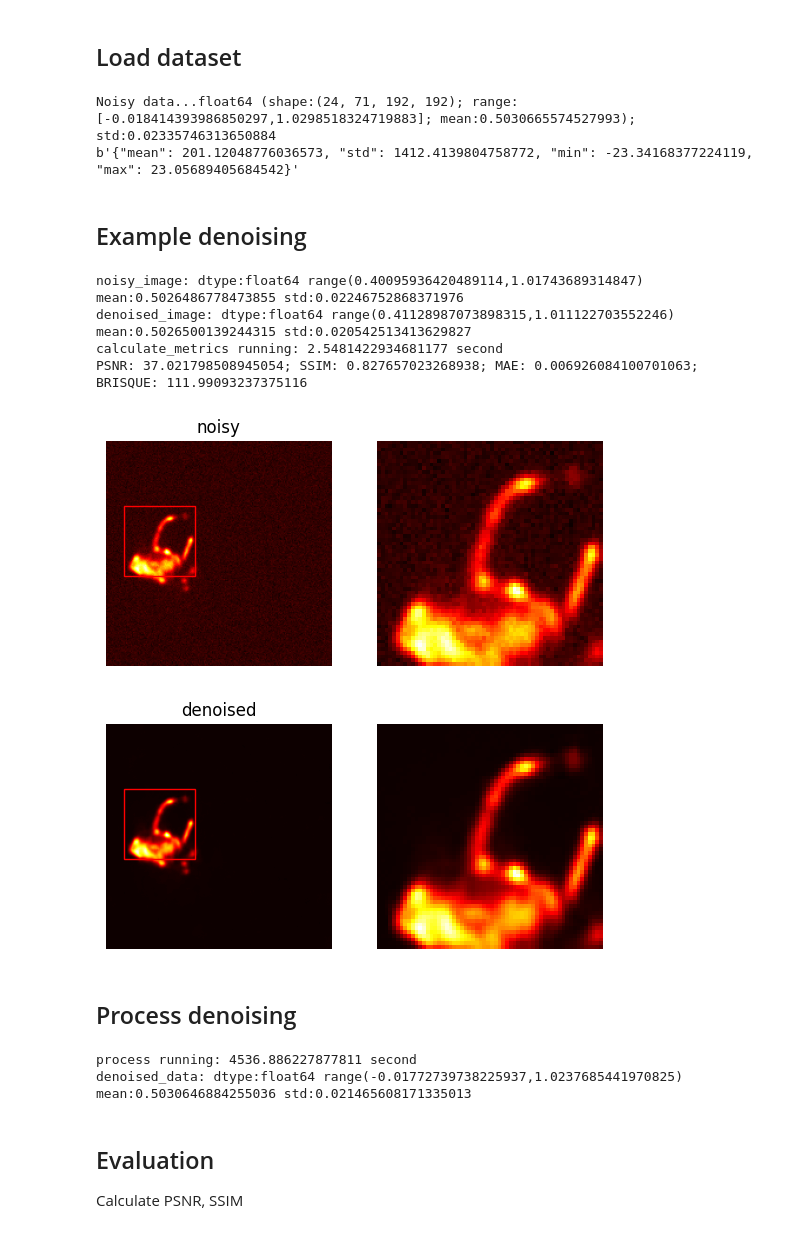
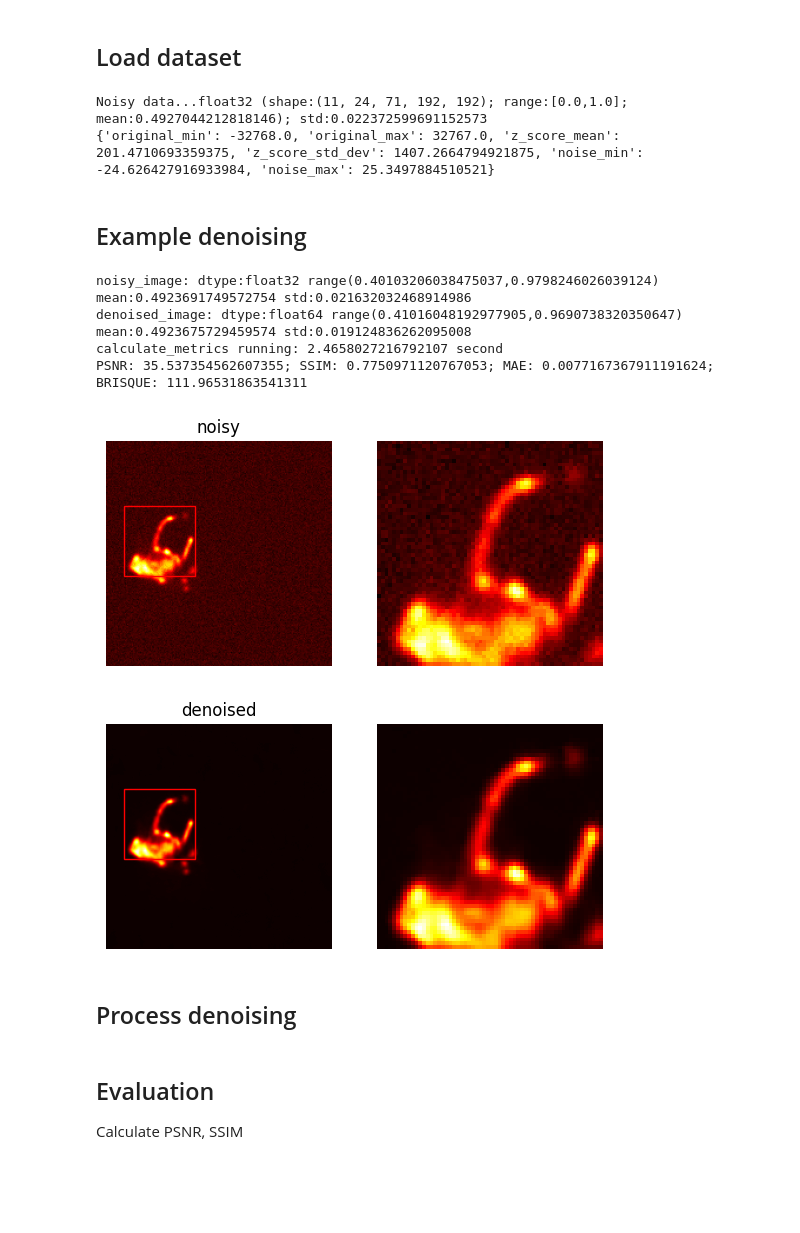
Before and after one commit to yoko19191/cardiac-dynamic-pet-denoising, a Jupyter notebook: 1_bm4d-gauss.ipynb, the cells around one changed output. Saved outputs shown, nothing was run; the diff lists cells and outputs as text; code cells hidden in the pictures; blank space fills up the shorter version.

```diff
--- a/1_bm4d-gauss.ipynb
+++ b/1_bm4d-gauss.ipynb
@@ -18,55 +19,54 @@ from tqdm.notebook import tqdm
 ## Load dataset
 # %%
 # load noisy data
-with h5py.File('./dataset/preprocessed/PT_20p 150_120 OSEM_gauss_0.009.h5', 'r') as f:
+with h5py.File('./dataset/preprocessed/PT_20p 150_120 OSEM_gaussian_0.50_batch.h5', 'r') as f:
     noisy_data = f['dataset'][...]
-    restore_info = f['restore_info'][...]
+    restore_info = json.loads(f['restore_info'][()])
 
 print(f"Noisy data...{noisy_data.dtype} (shape:{noisy_data.shape}; range:[{np.min(noisy_data)},{np.max(noisy_data)}]; mean:{np.mean(noisy_data)}); std:{np.std(noisy_data)}")
 
 print(restore_info)
-
-# set noise level
-noise_level = 0.009
 # %% [output]
-Noisy data...float64 (shape:(24, 71, 192, 192); range:[-0.018414393986850297,1.0298518324719883]; mean:0.5030665574527993); std:0.02335746313650884
-b'{"mean": 201.12048776036573, "std": 1412.4139804758772, "min": -23.34168377224119, "max": 23.05689405684542}'
+Noisy data...float32 (shape:(11, 24, 71, 192, 192); range:[0.0,1.0]; mean:0.4927044212818146); std:0.022372599691152573
+{'original_min': -32768.0, 'original_max': 32767.0, 'z_score_mean': 201.4710693359375, 'z_score_std_dev': 1407.2664794921875, 'noise_min': -24.626427916933984, 'noise_max': 25.3497884510521}
 # %% [markdown]
 ## Example denoising
 # %%
 # demonstrate
 time_idx = 11
 depth_idx = 38
 
 
 #
-noisy_image = noisy_data[time_idx]
+noisy_image = noisy_data[0, time_idx]
 print(f"noisy_image: dtype:{noisy_image.dtype} range({np.min(noisy_image)},{np.max(noisy_image)}) mean:{np.mean(noisy_image)} std:{np.std(noisy_image)}")
 
 
 # process denoising
+noise_level = 0.01 # set noise level
+
 denoised_image = bm4d.bm4d(noisy_image, noise_level)
 print(f"denoised_image: dtype:{denoised_image.dtype} range({np.min(denoised_image)},{np.max(denoised_image)}) mean:{np.mean(denoised_image)} std:{np.std(denoised_image)}")
 
 
 # calculate PSNR, SSIM and MAE
 data_range_denoised = np.max(denoised_image) - np.min(denoised_image)
 data_range_noisy = np.max(noisy_image) - np.min(noisy_image)
 data_range = max(data_range_denoised, data_range_noisy)
 psnr_values, ssim_values, mae_values, brisque_values = calculate_metrics(denoised_image, noisy_image, data_range=data_range)
 print(f"PSNR: {np.nanmean(psnr_values)}; SSIM: {np.nanmean(ssim_values)}; MAE: {np.mean(mae_values)}; BRISQUE: {np.mean(brisque_values)}")
 
 
 # show result
 zoom_coordinates = (55, 15, 60, 60)
 display_image_in_detail(noisy_image[depth_idx], title='noisy')
 display_image_in_detail(denoised_image[depth_idx], title='denoised')
 # %% [output]
-noisy_image: dtype:float64 range(0.40095936420489114,1.01743689314847) mean:0.5026486778473855 std:0.02246752868371976
-denoised_image: dtype:float64 range(0.41128987073898315,1.011122703552246) mean:0.5026500139244315 std:0.020542513413629827
-calculate_metrics running: 2.5481422934681177 second
-PSNR: 37.021798508945054; SSIM: 0.827657023268938; MAE: 0.006926084100701063; BRISQUE: 111.99093237375116
+noisy_image: dtype:float32 range(0.40103206038475037,0.9798246026039124) mean:0.4923691749572754 std:0.021632032468914986
+denoised_image: dtype:float64 range(0.41016048192977905,0.9690738320350647) mean:0.4923675729459574 std:0.019124836262095008
+calculate_metrics running: 2.4658027216792107 second
+PSNR: 35.537354562607355; SSIM: 0.7750971120767053; MAE: 0.0077167367911191624; BRISQUE: 111.96531863541311
-[figure, old version]
+[figure, new version]
 [figure]
 # %% [markdown]
 ## Process denoising
@@ -84,12 +84,9 @@ def process(noisy_data, noise_level):
     return denoised_data
 
 
-denoised_data = process(noisy_data, noise_level)
+denoised_data = process(noisy_data[0], noise_level)
 
 print(f"denoised_data: dtype:{denoised_data.dtype} range({np.min(denoised_data)},{np.max(denoised_data)}) mean:{np.mean(denoised_data)} std:{np.std(denoised_data)}")
-# %% [output]
-process running: 4536.886227877811 second
-denoised_data: dtype:float64 range(-0.01772739738225937,1.0237685441970825) mean:0.5030646884255036 std:0.021465608171335013
 # %% [markdown]
 ## Evaluation
 
```
Also changed, not shown: parts of 4 cells of this notebook, 6 other files.
